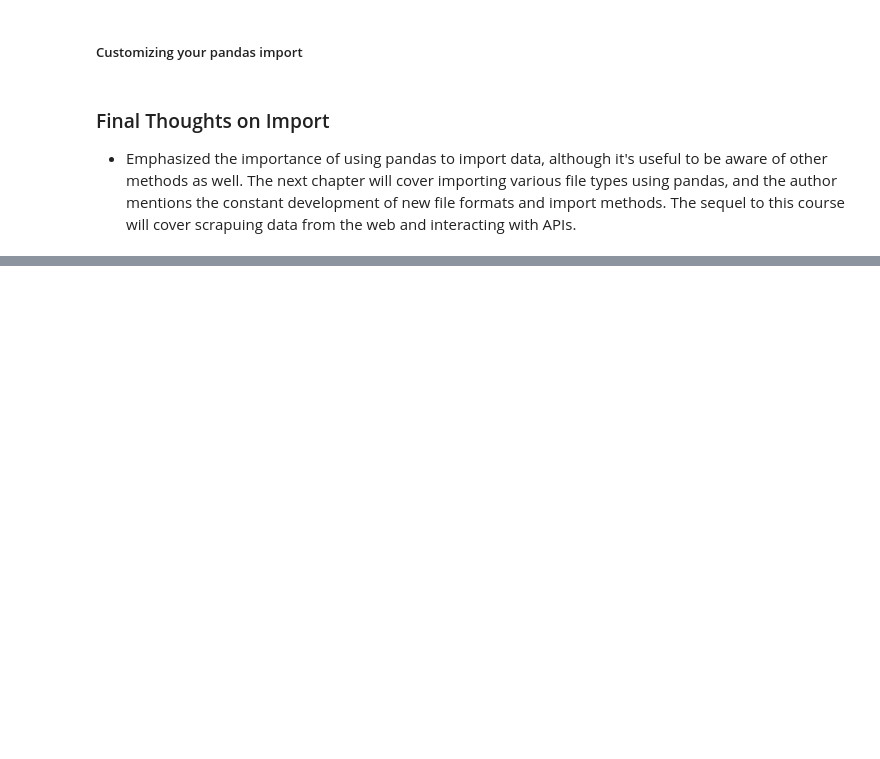
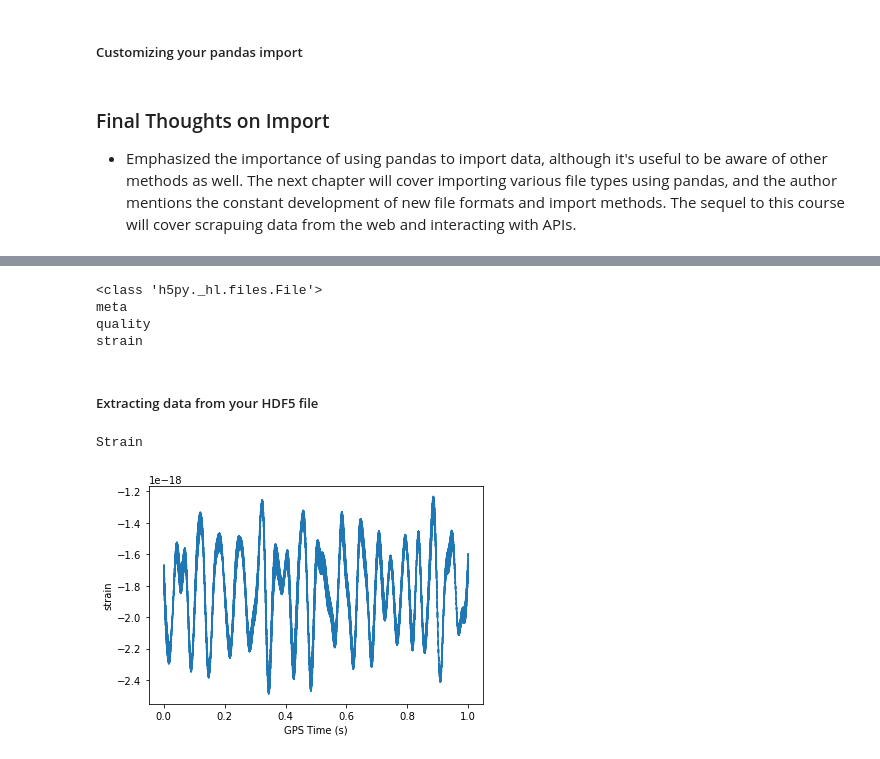
Before and after one commit to LannonTheCannon/Capstone-Two-, a Jupyter notebook: Importing Data in Python Part 1 Notes.ipynb, the cells around one changed output, grey strips where cells are left out. Drawn from its saved outputs; the diff is of its cells as text; code cells hidden in the pictures; blank space fills up the shorter version.

```diff
--- a/Importing Data in Python Part 1 Notes.ipynb
+++ b/Importing Data in Python Part 1 Notes.ipynb
@@ -177,0 +353,50 @@ plt.show()
+# %%
+# import packages
+import numpy as np
+import h5py
+
+# Assign filename: file
+file = 'LIGO_data.hdf5'
+file = 'L-L1_LOSC_4_V1-1126259446-32.hdf5'
+
+# Load the data
+data = h5py.File(file, 'r')
+
+# Print the datatype of the loaded file
+print(type(data))
+
+# Print the keys of the file
+for key in data.keys():
+    print(key)
+# %% [output]
+<class 'h5py._hl.files.File'>
+meta
+quality
+strain
+# %% [markdown]
+##### Extracting data from your HDF5 file
+# %%
+# Get the HDF5 group: group
+group = data['strain']
+
+# Check out the keys of group
+for key in group.keys():
+    print(key)
+
+# Set variable equal to time series data: strain
+strain = np.array(data['strain']['Strain'])
+
+# Set number of time points to sample:
+num_samples = 10000
+
+# Set time vector
+time = np.arange(0, 1, 1/num_samples)
+
+# Plot data
+plt.plot(time, strain[:num_samples])
+plt.xlabel('GPS Time (s)')
+plt.ylabel('strain')
+plt.show()
+# %% [output]
+Strain
+[figure, added]
```
Also changed, not shown: parts of 20 cells of this notebook, 5 other files.
